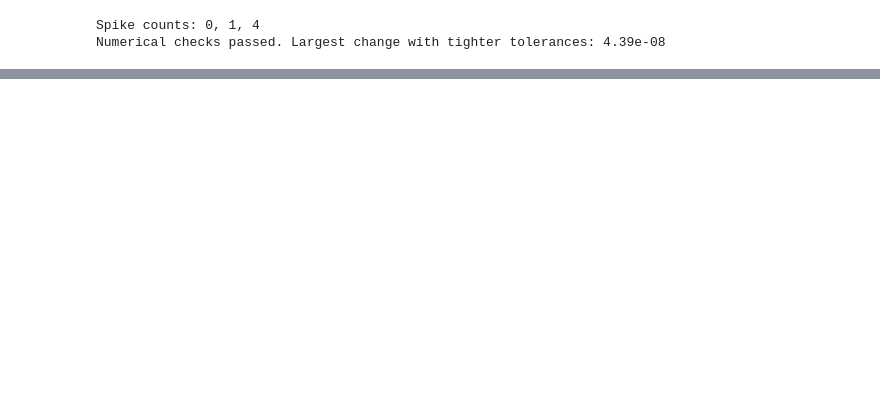
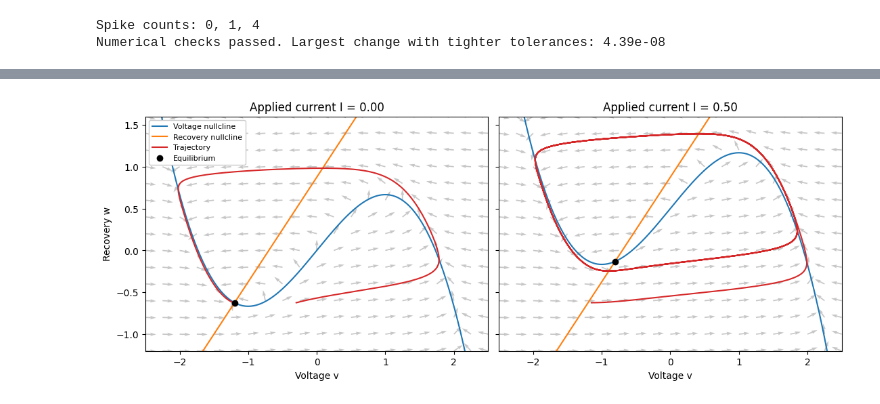
Before and after one commit to JaivinB/Mathematical-Modelling-Group-Project-MAC-F314, a Jupyter notebook: fhn_project.ipynb, the cells around one changed output, grey strips where cells are left out. Saved outputs shown, nothing was run; the diff lists cells and outputs as text; code cells hidden in the pictures; blank space fills up the shorter version.

```diff
--- a/fhn_project.ipynb
+++ b/fhn_project.ipynb
@@ -36,11 +38,11 @@ from scipy.optimize import bisect
 
 a, b, epsilon = 0.7, 0.8, 0.08
 
-def fhn(t, state, current):
+def fhn(t, state, current, recovery_rate=epsilon):
     # solve_ivp supplies time t. The current is constant in each experiment.
     v, w = state
     dv_dt = v - v**3 / 3 - w + current
-    dw_dt = epsilon * (v + a - b * w)
+    dw_dt = recovery_rate * (v + a - b * w)
     return dv_dt, dw_dt
 
 voltage_slope, recovery_slope = fhn(0, (0, 0), 0.5)
@@ -181,0 +213,33 @@ Numerical checks passed. Largest change with tighter tolerances: 4.39e-08
+# %%
+voltage_grid = [step / 4 for step in range(-10, 11)]
+recovery_grid = [step / 5 for step in range(-6, 9)]
+voltage_line = [step / 100 for step in range(-250, 251)]
+
+phase_figure, phase_axes = plt.subplots(
+    1, 2, figsize=(11, 4.2), sharey=True, layout="constrained"
+)
+for ax, current, trajectory in zip(phase_axes, (0.0, 0.50), (large_nudge, sustained)):
+    grid_v, grid_w, arrows_v, arrows_w = [], [], [], []
+    for w in recovery_grid:
+        for v in voltage_grid:
+            dv, dw = fhn(0, (v, w), current)
+            # Rescale the arrow without changing its direction.
+            length = max((dv**2 + dw**2)**0.5, 1e-12)
+            grid_v.append(v)
+            grid_w.append(w)
+            arrows_v.append(dv / length)
+            arrows_w.append(dw / length)
+
+    ax.quiver(grid_v, grid_w, arrows_v, arrows_w, color="0.78", angles="xy")
+    ax.plot(voltage_line, [v - v**3 / 3 + current for v in voltage_line], label="Voltage nullcline")
+    ax.plot(voltage_line, [(v + a) / b for v in voltage_line], label="Recovery nullcline")
+    ax.plot(trajectory[0], trajectory[1], color="tab:red", label="Trajectory")
+    ax.scatter(*equilibrium(current), color="black", marker="o", zorder=5, label="Equilibrium")
+    ax.set(title=f"Applied current I = {current:.2f}", xlabel="Voltage v",
+           xlim=(-2.5, 2.5), ylim=(-1.2, 1.6))
+
+phase_axes[0].set_ylabel("Recovery w")
+phase_axes[0].legend(loc="upper left", framealpha=1, fontsize=8)
+plt.show()
+# %% [output]
+[figure, added]
```
Also changed, not shown: parts of 22 cells of this notebook, 1 other file.
